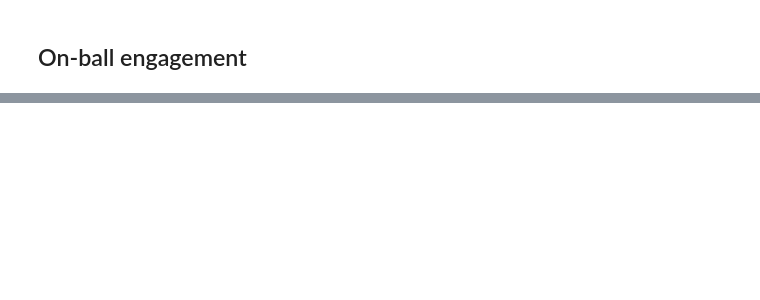
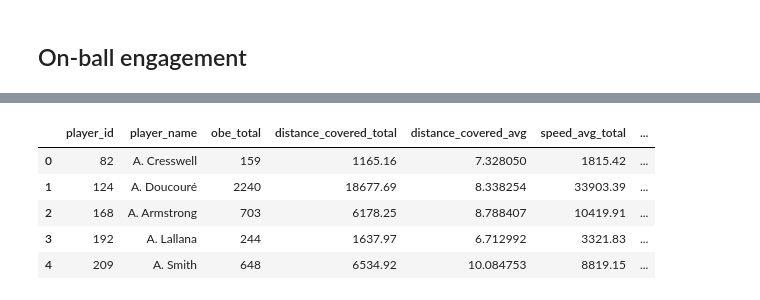
Before and after one commit to vickyfriss/Football-analytics, a Jupyter notebook: 202603 - 3 - Premier League 24-25 player statistics.ipynb, the cells around one changed output, grey strips where cells are left out. Drawn from its saved outputs; the diff is of its cells as text; code cells hidden in the pictures; blank space fills up the shorter version.

```diff
--- a/202603 - 3 - Premier League 24-25 player statistics.ipynb
+++ b/202603 - 3 - Premier League 24-25 player statistics.ipynb
@@ -245,0 +267,45 @@ on_ball_engagement.head(10)
+# %%
+# Define aggregation for on-ball engagements
+player_onball_metrics = (
+    on_ball_engagement.groupby(["player_id", "player_name"])
+    .agg(
+        # Basic engagement counts
+        obe_total=("event_id", "count"),
+        distance_covered_total=("distance_covered", "sum"),
+        distance_covered_avg=("distance_covered", "mean"),
+        speed_avg_total=("speed_avg", "sum"),
+        speed_avg_mean=("speed_avg", "mean"),
+
+        # Impact on shots/goals
+        lead_to_shot_total=("lead_to_shot", "sum"),
+        lead_to_goal_total=("lead_to_goal", "sum"),
+
+        # Line-breaking passing option metrics
+        line_breaks_affected_total=("affected_line_break", lambda x: x.notna().sum()),
+        line_breaks_attempted_stopped=("affected_line_breaking_passing_option_attempted", lambda x: x.eq(True).sum()),
+        line_breaks_xthreat_total=("affected_line_breaking_passing_option_xthreat", "sum"),
+        line_breaks_dangerous_total=("affected_line_breaking_passing_option_dangerous", lambda x: x.eq(True).sum()),
+
+        # Pressing chain metrics
+        pressing_chains_total=("pressing_chain", lambda x: x.eq(True).sum()),
+        pressing_chains_length_avg=("pressing_chain_length", "mean"),
+        pressing_chains_regain=("pressing_chain_end_type", lambda x: (x == "regain").sum()),
+        pressing_chains_disruption=("pressing_chain_end_type", lambda x: (x == "disruption").sum()),
+
+        # Defensive effect metrics
+        possession_losses_forced=("stop_possession_danger", "sum"),
+        beaten_by_possession_total=("beaten_by_possession", "sum"),
+        reduce_possession_danger_total=("reduce_possession_danger", "sum")
+    )
+    .reset_index()
+)
+
+
+player_onball_metrics.head()
+# %% [output]
+|  | player_id | player_name | obe_total | distance_covered_total | distance_covered_avg | speed_avg_total | ... |
+| 0 | 82 | A. Cresswell | 159 | 1165.16 | 7.328050 | 1815.42 | ... |
+| 1 | 124 | A. Doucouré | 2240 | 18677.69 | 8.338254 | 33903.39 | ... |
+| 2 | 168 | A. Armstrong | 703 | 6178.25 | 8.788407 | 10419.91 | ... |
+| 3 | 192 | A. Lallana | 244 | 1637.97 | 6.712992 | 3321.83 | ... |
+| 4 | 209 | A. Smith | 648 | 6534.92 | 10.084753 | 8819.15 | ... |
```
Also changed, not shown: parts of 3 cells of this notebook.
